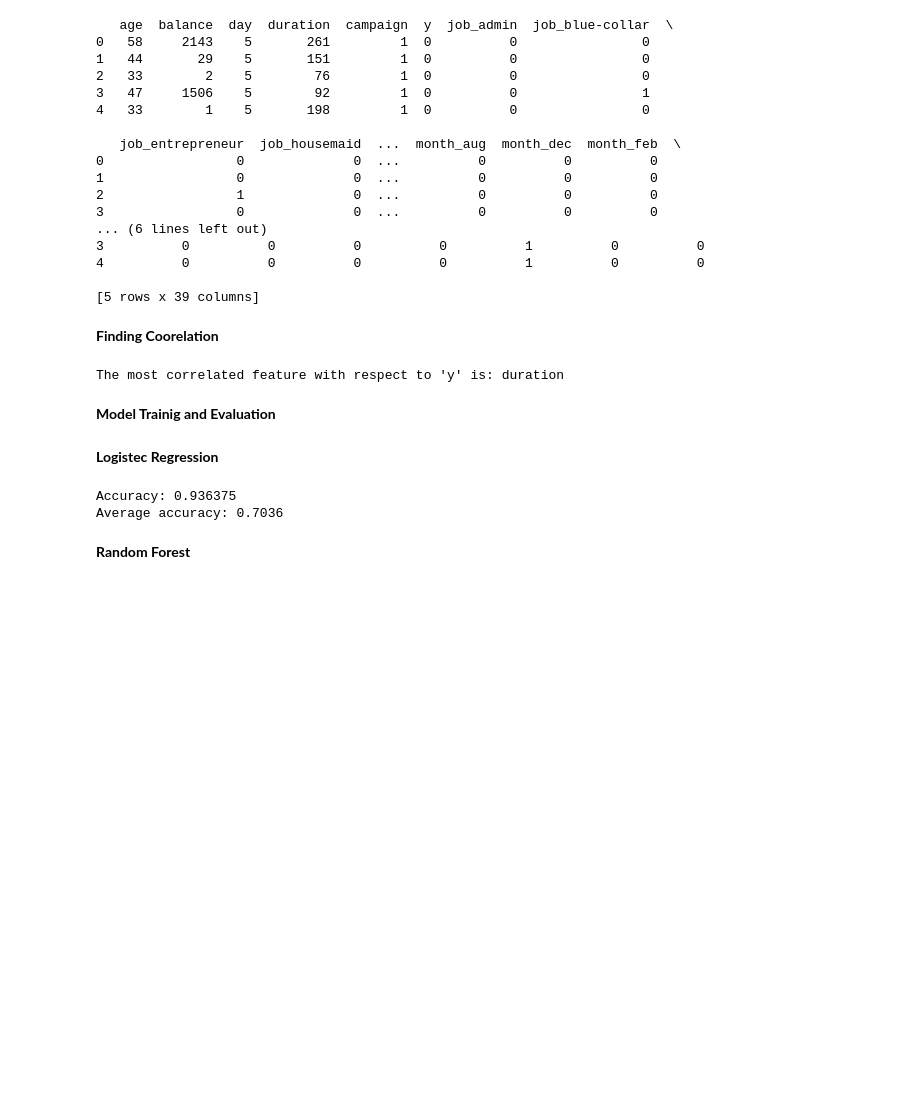
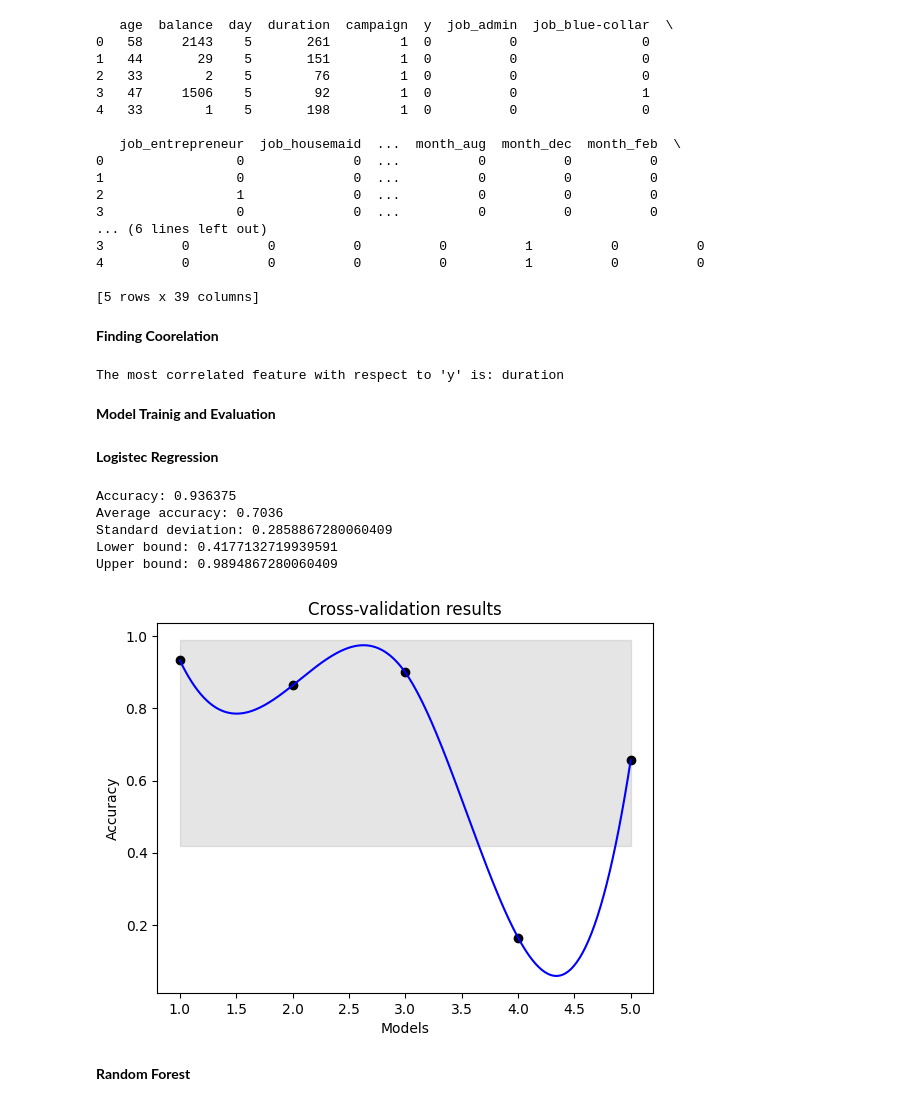
Before and after one commit to saadAwd/dNEZcQknePZPXfa6, a Jupyter notebook: qvtxlzy9ep7l8b7a.ipynb, the cells around one changed output. Drawn from its saved outputs; the diff is of its cells as text; code cells hidden in the pictures; blank space fills up the shorter version.

```diff
--- a/qvtxlzy9ep7l8b7a.ipynb
+++ b/qvtxlzy9ep7l8b7a.ipynb
@@ -289,33 +301,59 @@ The most correlated feature with respect to 'y' is: duration
 X = df_encoded.drop('y', axis=1)
 y = df_encoded['y']
 
 # Split the data into training and testing sets
 X_train, X_test, y_train, y_test = train_test_split(X, y, test_size=0.2, random_state=42)
 
 scaler = StandardScaler()
 X_train = scaler.fit_transform(X_train)
 X_test = scaler.transform(X_test)
 
 # Initialize the logistic regression model
 logreg = LogisticRegression(max_iter=10000)
 
 # Fit the model to the training data
 logreg.fit(X_train, y_train)
 
 # Make predictions on the testing data
 y_pred = logreg.predict(X_test)
 
 # Evaluate the model's accuracy
 accuracy = accuracy_score(y_test, y_pred)
 print("Accuracy:", accuracy)
 
 # Evaluate the model's accuracy using cross-validation
 scores = cross_val_score(logreg, X, y, cv=5)
 average_accuracy = scores.mean()
+std_deviation = scores.std()
 print("Average accuracy:", average_accuracy)
+print("Standard deviation:", std_deviation)
+
+lower_bound = average_accuracy - std_deviation
+upper_bound = average_accuracy + std_deviation
+
+print("Lower bound:", lower_bound)
+print("Upper bound:", upper_bound)
+
+# Interpolate the scores to create a smooth curve
+x_new = np.linspace(1, len(scores), 300)
+spl = make_interp_spline(np.arange(1, len(scores) + 1), scores, k=3)
+y_new = spl(x_new)
+
+plt.plot(x_new, y_new, color='blue')
+plt.fill_between(np.arange(1, len(scores) + 1), average_accuracy - std_deviation, average_accuracy + std_deviation, alpha=0.2, color='gray')
+plt.scatter(np.arange(1, len(scores) + 1), scores, color='black')
+
+plt.xlabel('Models')
+plt.ylabel('Accuracy')
+plt.title('Cross-validation results')
+plt.show()
 # %% [output]
 Accuracy: 0.936375
 Average accuracy: 0.7036
+Standard deviation: 0.2858867280060409
+Lower bound: 0.4177132719939591
+Upper bound: 0.9894867280060409
+[figure, added]
 # %% [markdown]
 **Random Forest**
 # %%
```
Also changed, not shown: parts of 11 cells of this notebook.
